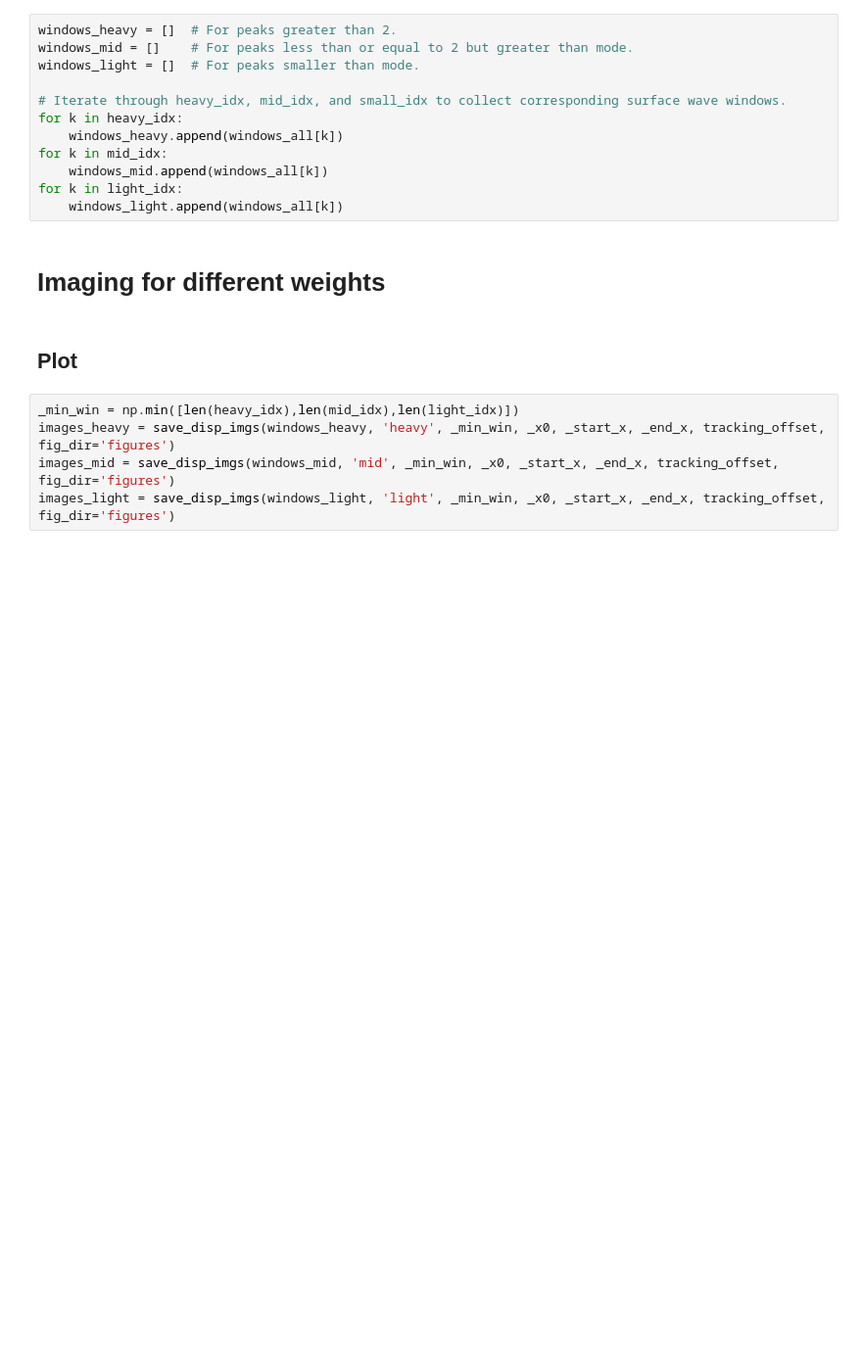
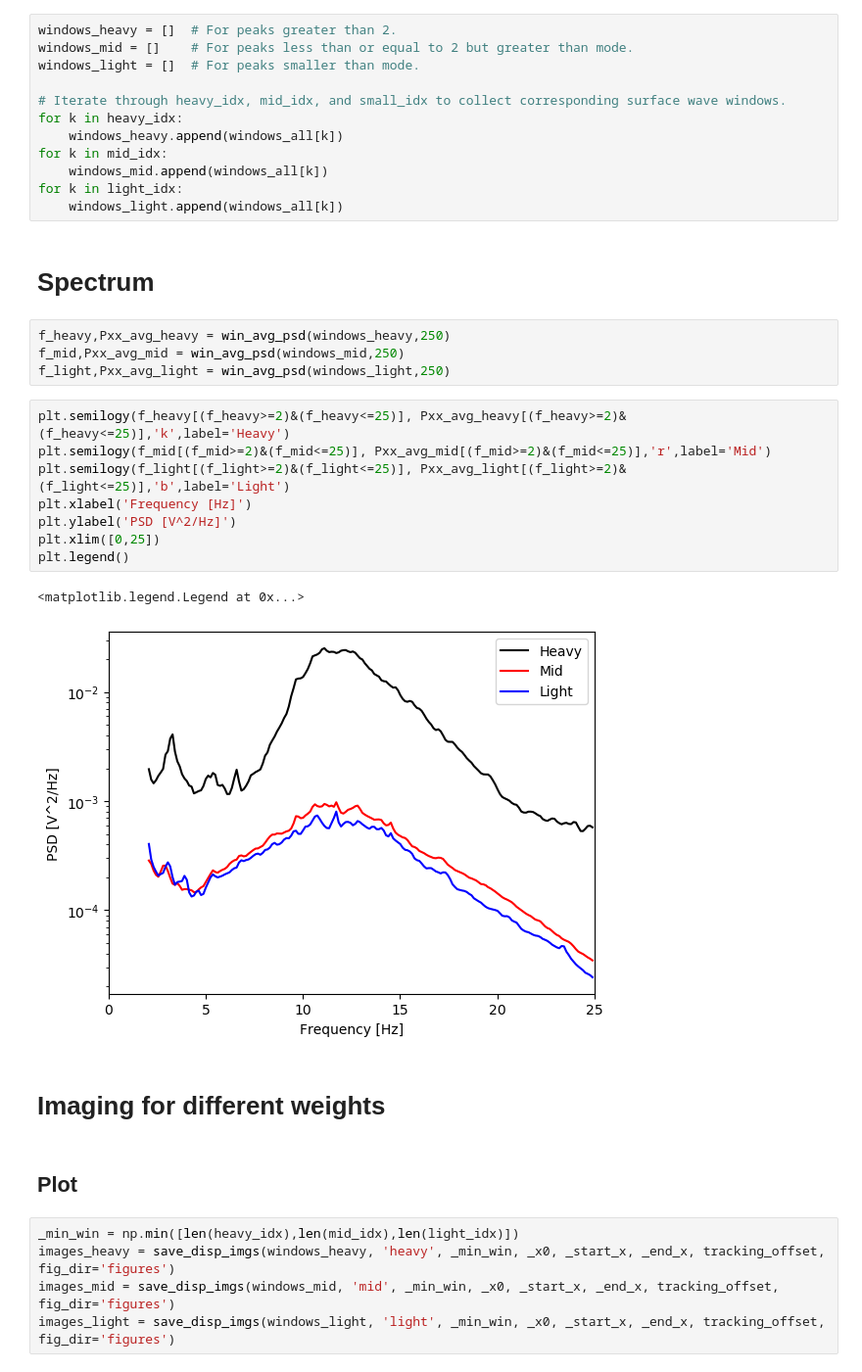
Before and after one commit to jingxiaoliu/das_diff_veh, a Jupyter notebook: imaging_diff_weight.ipynb, the cells around one changed output. Shown at 98% size. Cells and saved outputs as stored; diff of their text form; blank space fills up the shorter version.

```diff
--- a/imaging_diff_weight.ipynb
+++ b/imaging_diff_weight.ipynb
@@ -108,6 +108,23 @@ for k in mid_idx:
     windows_mid.append(windows_all[k])
 for k in light_idx:
     windows_light.append(windows_all[k])
+# %% [markdown]
+# Spectrum
+# %%
+f_heavy,Pxx_avg_heavy = win_avg_psd(windows_heavy,250)
+f_mid,Pxx_avg_mid = win_avg_psd(windows_mid,250)
+f_light,Pxx_avg_light = win_avg_psd(windows_light,250)
+# %%
+plt.semilogy(f_heavy[(f_heavy>=2)&(f_heavy<=25)], Pxx_avg_heavy[(f_heavy>=2)&(f_heavy<=25)],'k',label='Heavy')
+plt.semilogy(f_mid[(f_mid>=2)&(f_mid<=25)], Pxx_avg_mid[(f_mid>=2)&(f_mid<=25)],'r',label='Mid')
+plt.semilogy(f_light[(f_light>=2)&(f_light<=25)], Pxx_avg_light[(f_light>=2)&(f_light<=25)],'b',label='Light')
+plt.xlabel('Frequency [Hz]')
+plt.ylabel('PSD [V^2/Hz]')
+plt.xlim([0,25])
+plt.legend()
+# %% [output]
+<matplotlib.legend.Legend at 0x...>
+[figure, added]
 # %% [markdown]
 # Imaging for different weights
 # %% [markdown]
```
Also changed, not shown: parts of 6 cells of this notebook, 35 other files.
